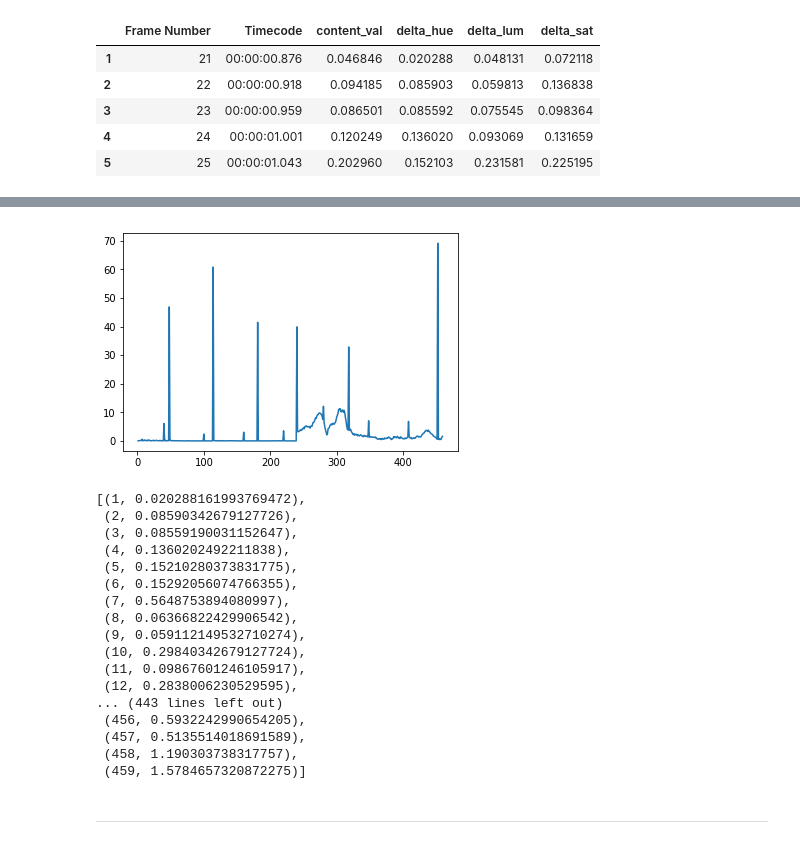
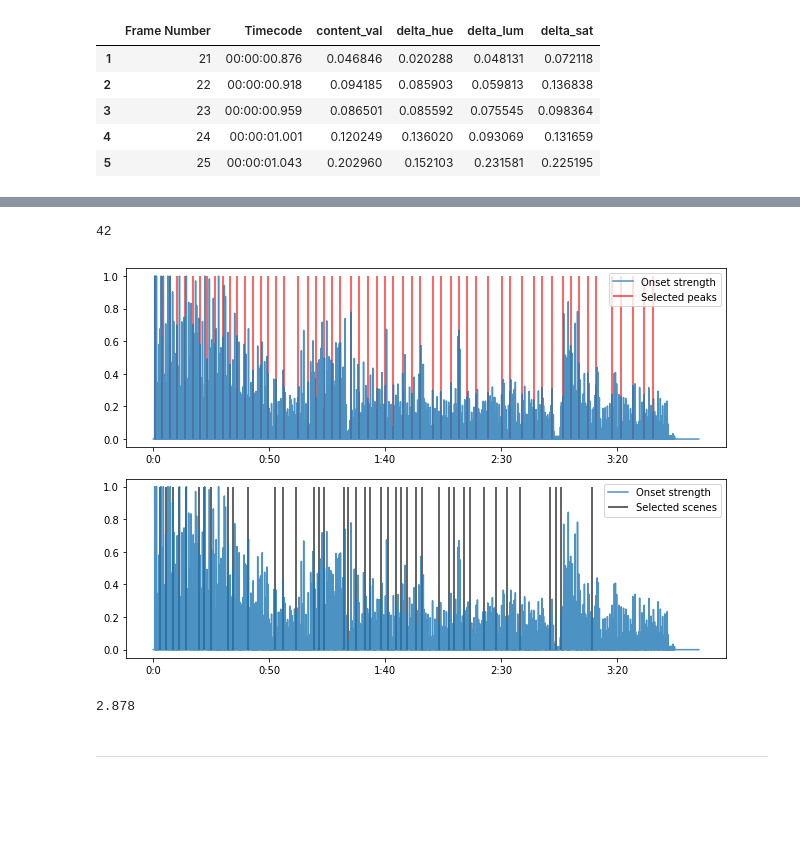
Before and after one commit to Sharonio/VideoThat, a Jupyter notebook: sandbox/dalyas_sandbox.ipynb, the cells around one changed output, grey strips where cells are left out. Drawn from its saved outputs; the diff is of its cells as text; code cells hidden in the pictures; blank space fills up the shorter version.

```diff
--- a/sandbox/dalyas_sandbox.ipynb
+++ b/sandbox/dalyas_sandbox.ipynb
@@ -167,3 +198,9 @@ plt.hist(df['delta_hue'], bins=20);
+# %%
+def time_str_to_sec(t_str):
+    t = datetime.strptime(t_str, '%H:%M:%S.%f')
+    sec = (t - datetime(1900, 1,1)).total_seconds()
+    return sec
 # %%
-[(i, a) for (i, a) in list(df['delta_hue'].items()) if a > 10]
+filtered_scenes_sec = [time_str_to_sec(df['Timecode'].iloc[i]) for (i, a) in list(df['delta_hue'].items()) if a > 30]
+len(filtered_scenes_sec)
 # %% [output]
@@ -188,27 +208,46 @@ len(df)
-# %%
-plt.plot(df['delta_hue']);
-# %% [output]
-[figure, removed]
-# %%
-list(df['delta_hue'].items())
-# %% [output]
-[(1, 0.020288161993769472),
- (2, 0.08590342679127726),
- (3, 0.08559190031152647),
- (4, 0.1360202492211838),
- (5, 0.15210280373831775),
- (6, 0.15292056074766355),
- (7, 0.5648753894080997),
- (8, 0.06366822429906542),
- (9, 0.059112149532710274),
- (10, 0.29840342679127724),
- (11, 0.09867601246105917),
- (12, 0.2838006230529595),
-... (443 lines left out)
- (456, 0.5932242990654205),
- (457, 0.5135514018691589),
- (458, 1.190303738317757),
- (459, 1.5784657320872275)]
+# %%
+filtered_scenes_sec_with_spaces = ([filtered_scenes_sec[0]]
+                                   + [i_2 for i_1, i_2
+                                      in zip(filtered_scenes_sec[:-1], filtered_scenes_sec[1:])
+                                      if i_2 - i_1 >= 2])
+len(filtered_scenes_sec_with_spaces)
+# %% [output]
+42
+# %%
+def plot_onset_and_detect(onset_env, onset_locs, filtered_scenes_sec, sr, hop_length, windows_per_second):
+    plt.figure(figsize=(9, 6));
+
+    plt.subplot(2, 1, 1);
+
+    times = librosa.frames_to_time(np.arange(len(onset_env)), sr=sr, hop_length=hop_length)
+    ax = plt.gca()
+    ax.xaxis.set_major_formatter(plt.FuncFormatter(lambda t, pos: "{}:{}".format(int(t//60), int(t%60))))
+
+    plt.plot(times, onset_env, alpha=0.8, label='Onset strength')
+    plt.vlines(times[onset_locs], 0, onset_env.max(), color='red', alpha=0.8, label='Selected peaks')
+
+    plt.legend(frameon=True, framealpha=0.8)
+
+    plt.subplot(2, 1, 2);
+
+    times = librosa.frames_to_time(np.arange(len(onset_env)), sr=sr, hop_length=hop_length)
+    ax = plt.gca()
+    ax.xaxis.set_major_formatter(plt.FuncFormatter(lambda t, pos: "{}:{}".format(int(t//60), int(t%60))))
+
+    plt.plot(times, onset_env, alpha=0.8, label='Onset strength')
+    plt.vlines(filtered_scenes_sec, 0, onset_env.max(), color='black', alpha=0.8, label='Selected scenes')
+
+    plt.legend(frameon=True, framealpha=0.8)
+
+    plt.tight_layout();
+# %%
+plot_onset_and_detect(onset_env, onset_locs, filtered_scenes_sec_with_spaces, sr, hop_length, windows_per_second)
+# %% [output]
+[figure, added]
+# %%
+time_str_to_sec(filtered_scenes[0][1])
+# %% [output]
+2.878
 # %% [markdown]
 ***********************
 # %% [markdown]
```
Also changed, not shown: parts of 9 cells of this notebook.
